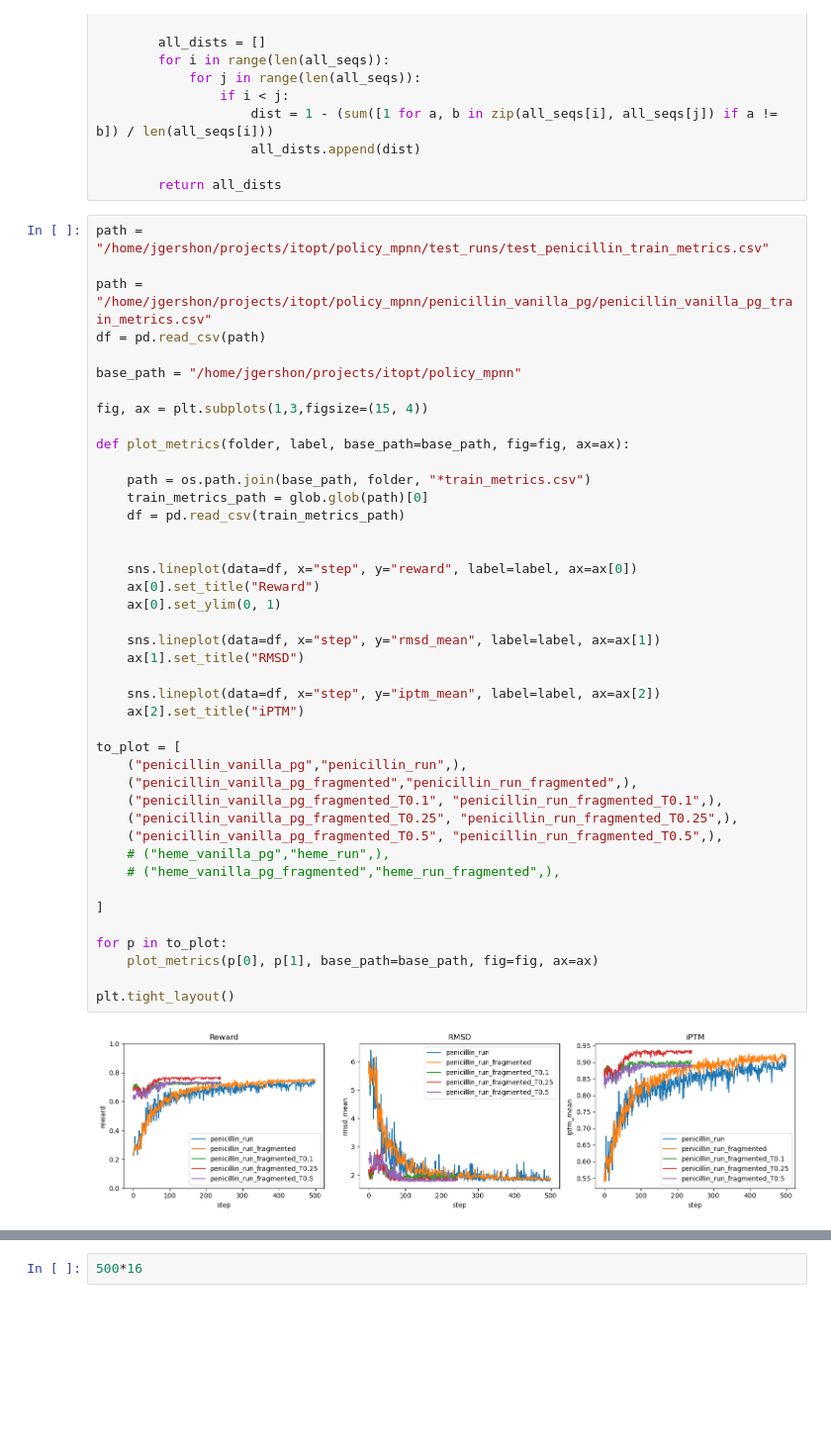
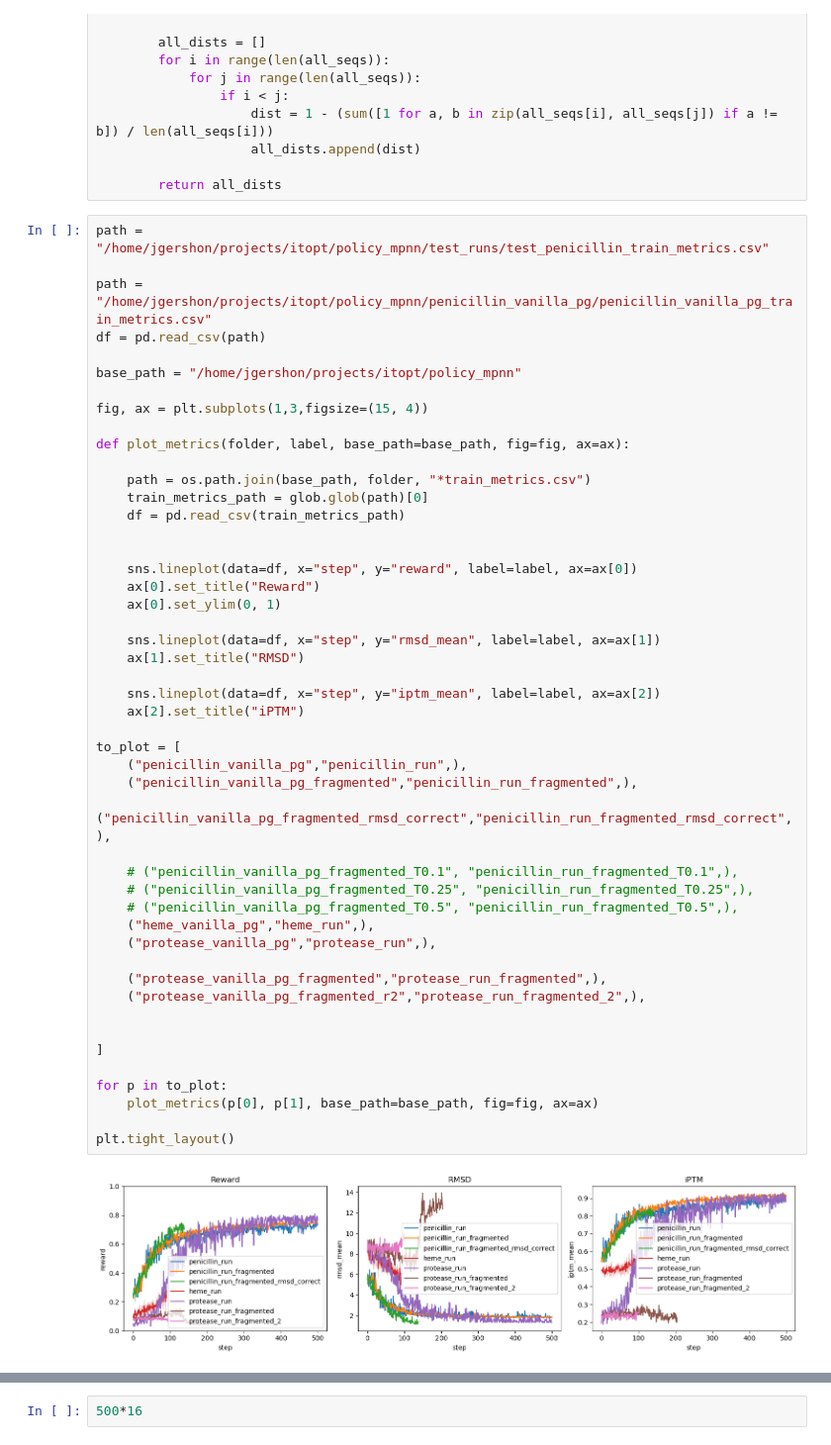
Before and after one commit to 0merle0/cleo, a Jupyter notebook: reinforced_mpnn/notebooks/policy_dev.ipynb, the cells around one changed output, grey strips where cells are left out. Shown at 99% size. Saved outputs shown, nothing was run; the diff lists cells and outputs as text; blank space fills up the shorter version.

```diff
--- a/reinforced_mpnn/notebooks/policy_dev.ipynb
+++ b/reinforced_mpnn/notebooks/policy_dev.ipynb
@@ -35,39 +35,45 @@ base_path = "/home/jgershon/projects/itopt/policy_mpnn"
 fig, ax = plt.subplots(1,3,figsize=(15, 4))
 
 def plot_metrics(folder, label, base_path=base_path, fig=fig, ax=ax):
 
     path = os.path.join(base_path, folder, "*train_metrics.csv")
     train_metrics_path = glob.glob(path)[0]
     df = pd.read_csv(train_metrics_path)
 
 
     sns.lineplot(data=df, x="step", y="reward", label=label, ax=ax[0])
     ax[0].set_title("Reward")
     ax[0].set_ylim(0, 1)
 
     sns.lineplot(data=df, x="step", y="rmsd_mean", label=label, ax=ax[1])
     ax[1].set_title("RMSD")
 
     sns.lineplot(data=df, x="step", y="iptm_mean", label=label, ax=ax[2])
     ax[2].set_title("iPTM")
 
 to_plot = [
     ("penicillin_vanilla_pg","penicillin_run",),
     ("penicillin_vanilla_pg_fragmented","penicillin_run_fragmented",),
-    ("penicillin_vanilla_pg_fragmented_T0.1", "penicillin_run_fragmented_T0.1",),
-    ("penicillin_vanilla_pg_fragmented_T0.25", "penicillin_run_fragmented_T0.25",),
-    ("penicillin_vanilla_pg_fragmented_T0.5", "penicillin_run_fragmented_T0.5",),
-    # ("heme_vanilla_pg","heme_run",),
-    # ("heme_vanilla_pg_fragmented","heme_run_fragmented",),
+    ("penicillin_vanilla_pg_fragmented_rmsd_correct","penicillin_run_fragmented_rmsd_correct",),
+
+    # ("penicillin_vanilla_pg_fragmented_T0.1", "penicillin_run_fragmented_T0.1",),
+    # ("penicillin_vanilla_pg_fragmented_T0.25", "penicillin_run_fragmented_T0.25",),
+    # ("penicillin_vanilla_pg_fragmented_T0.5", "penicillin_run_fragmented_T0.5",),
+    ("heme_vanilla_pg","heme_run",),
+    ("protease_vanilla_pg","protease_run",),
+
+    ("protease_vanilla_pg_fragmented","protease_run_fragmented",),
+    ("protease_vanilla_pg_fragmented_r2","protease_run_fragmented_2",),
+
 
 ]
 
 for p in to_plot:
     plot_metrics(p[0], p[1], base_path=base_path, fig=fig, ax=ax)
 
 plt.tight_layout()
 # %% [output]
-[figure, old version]
+[figure, new version]
 # %%
 
 def get_stepwise_diversity(folder, base_path=base_path):
```
Also changed, not shown: parts of 19 cells of this notebook, 6 other files.
